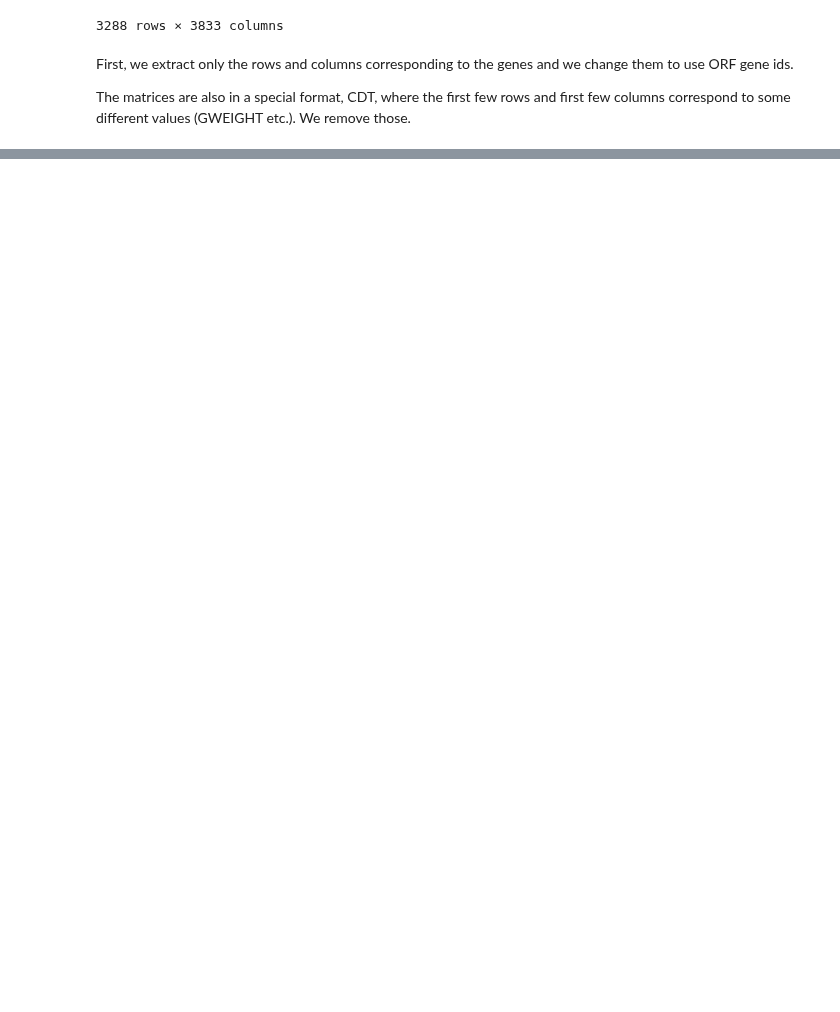
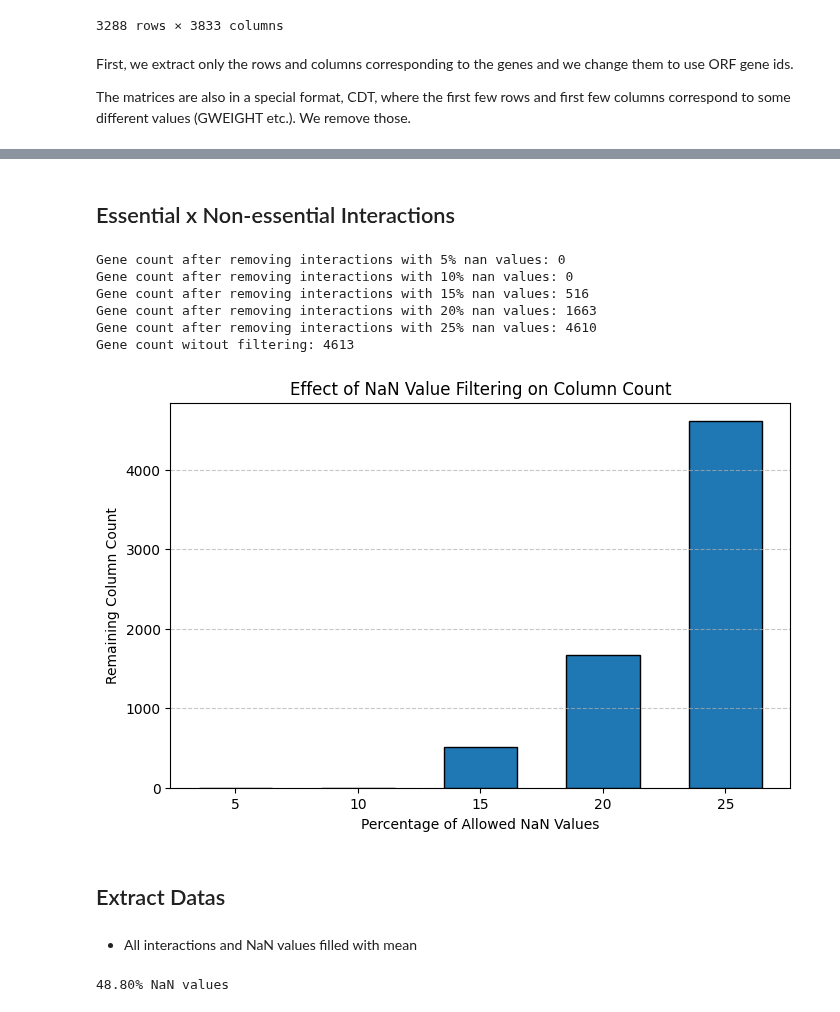
Before and after one commit to egekurt123/yeast_gene_interactions, a Jupyter notebook: Data Cleaning.ipynb, the cells around one changed output, grey strips where cells are left out. Saved outputs shown, nothing was run; the diff lists cells and outputs as text; code cells hidden in the pictures; blank space fills up the shorter version.

```diff
--- a/Data Cleaning.ipynb
+++ b/Data Cleaning.ipynb
@@ -144 +126,17 @@ Costanzo_ExN_cleared.head()
+# %% [markdown]
+## Essential x Non-essential Interactions
+# %%
+visualize_nan_proportion(ExN)
+# %% [output]
+Gene count after removing interactions with 5% nan values: 0
+Gene count after removing interactions with 10% nan values: 0
+Gene count after removing interactions with 15% nan values: 516
+Gene count after removing interactions with 20% nan values: 1663
+Gene count after removing interactions with 25% nan values: 4610
+Gene count witout filtering: 4613
+[figure, added]
+# %% [markdown]
+## Extract Datas
+# %% [markdown]
+- All interactions and NaN values filled with mean
 # %%
@@ -149,3 +147,9 @@ Costanzo_ExN_cleared.head()
 # %%
-#GxG = ExE_.fillna(0) + ExN_.fillna(0) + NxN_.fillna(0)
-#GxG[(ExE_.isna() & ExN_.isna() & NxN_.isna())] = np.nan
+GxG = ExE_.fillna(0) + ExN_.fillna(0) + NxN_.fillna(0)
+GxG[(ExE_.isna() & ExN_.isna() & NxN_.isna())] = np.nan
+
+print(f"{GxG.isnull().sum().sum() / GxG.shape[0]**2 * 100:.2f}% NaN values")
+
+GxG_filled = GxG.fillna(GxG.mean()).fillna(0).reset_index()
+# %% [output]
+48.80% NaN values
```
Also changed, not shown: parts of 15 cells of this notebook.
